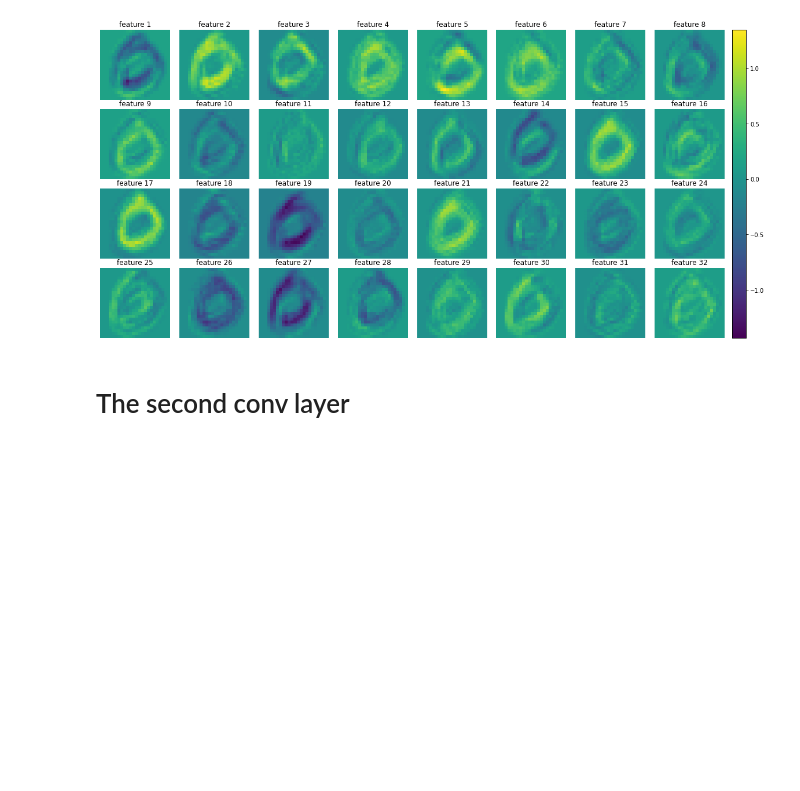
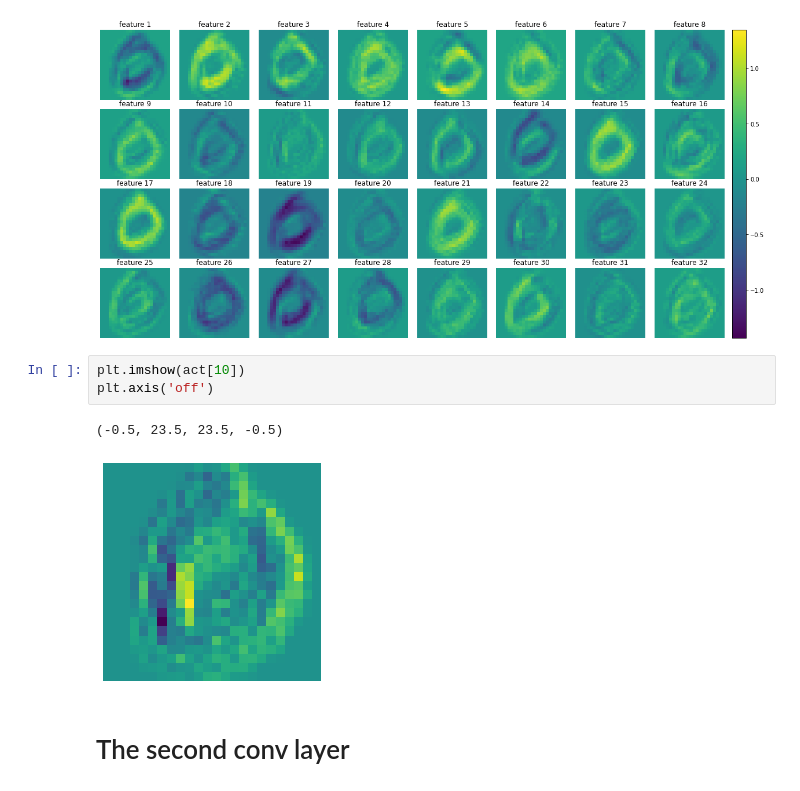
Before and after one commit to moreezee/BcThesisMK, a Jupyter notebook: Moritz_folder/Notebooks/visualization_notebooks/MNIST_MODEL_ACTIVATIONS.ipynb, the cells around one changed output. Saved outputs shown, nothing was run; the diff lists cells and outputs as text; blank space fills up the shorter version.

```diff
--- a/Moritz_folder/Notebooks/visualization_notebooks/MNIST_MODEL_ACTIVATIONS.ipynb
+++ b/Moritz_folder/Notebooks/visualization_notebooks/MNIST_MODEL_ACTIVATIONS.ipynb
@@ -173,6 +174,12 @@ cbar.ax.set_yticks(np.arange(min_val, max_val, 0.1))
 plt.show()
 # %% [output]
 [figure]
+# %%
+plt.imshow(act[10])
+plt.axis('off')
+# %% [output]
+(-0.5, 23.5, 23.5, -0.5)
+[figure, added]
 # %% [markdown]
 # The second conv layer
 # %% [markdown]
```
Also changed, not shown: parts of 5 cells of this notebook, 27 other files.
